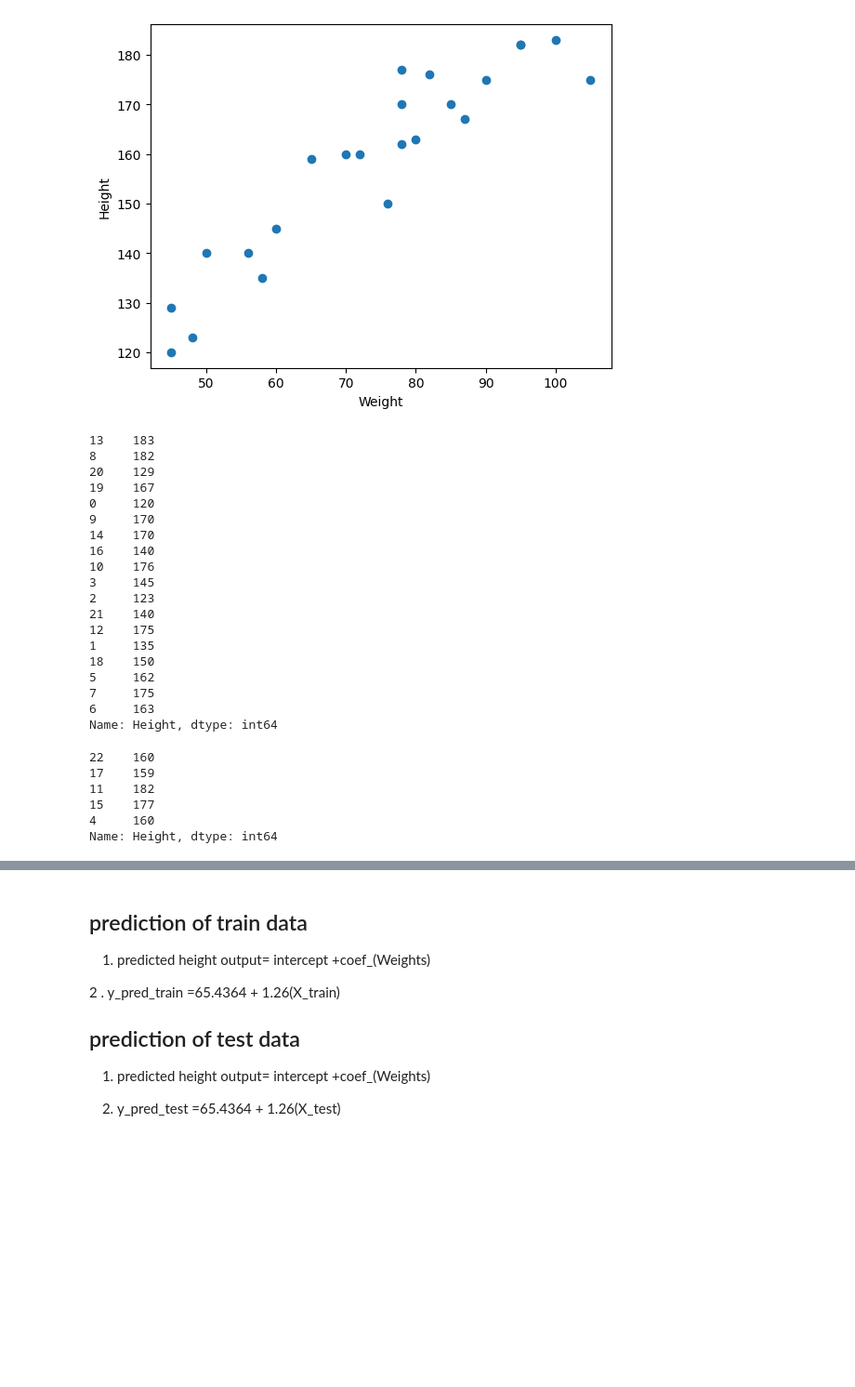
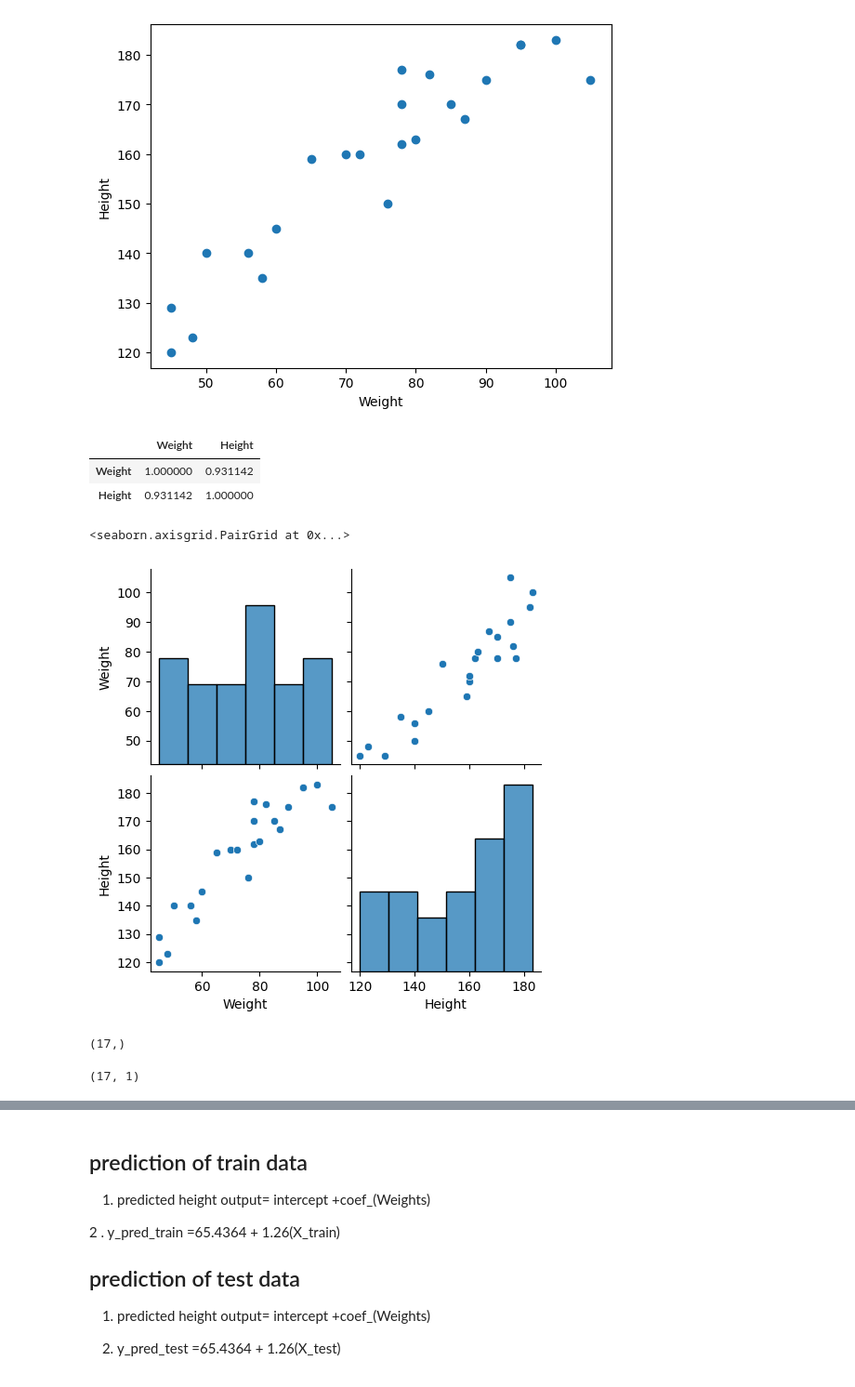
Before and after one commit to afadnan/ds_ml_dl, a Jupyter notebook: mlcodes/01_LinearRegression/01_simple_LR.ipynb, the cells around one changed output, grey strips where cells are left out. Shown: that part at 93% size. Saved outputs shown, nothing was run; the diff lists cells and outputs as text; code cells hidden in the pictures; blank space fills up the shorter version.

```diff
--- a/mlcodes/01_LinearRegression/01_simple_LR.ipynb
+++ b/mlcodes/01_LinearRegression/01_simple_LR.ipynb
@@ -20,6 +20,18 @@ plt.ylabel("Height")
 # %% [output]
 Text(0, 0.5, 'Height')
 [figure]
+# %%
+df.corr()
+# %% [output]
+|  | Weight | Height |
+| Weight | 1.000000 | 0.931142 |
+| Height | 0.931142 | 1.000000 |
+# %%
+import seaborn as sns
+sns.pairplot(df)
+# %% [output]
+<seaborn.axisgrid.PairGrid at 0x...>
+[figure, added]
 # %%
 ## divide our dataset into independent and dependent features
 
@@ -32,34 +44,11 @@ X_train,X_test,y_train,y_test = train_test_split(X,y,test_size=0.20,random_state
 # %%
-y_train
+y_train.shape
 # %% [output]
-13    183
-8     182
-20    129
-19    167
-0     120
-9     170
-14    170
-16    140
-10    176
-3     145
-2     123
-21    140
-12    175
-1     135
-18    150
-5     162
-7     175
-6     163
-Name: Height, dtype: int64
+(17,)
 # %%
-y_test
+X_train.shape
 # %% [output]
-22    160
-17    159
-11    182
-15    177
-4     160
-Name: Height, dtype: int64
+(17, 1)
 # %%
 
 ## Standardize the dataset
```
Also changed, not shown: parts of 29 cells of this notebook.
